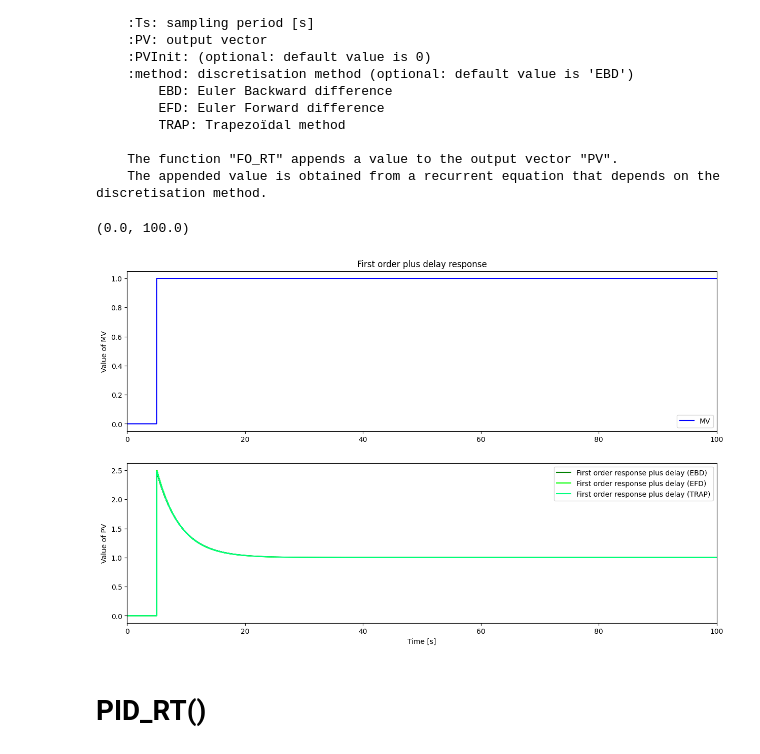
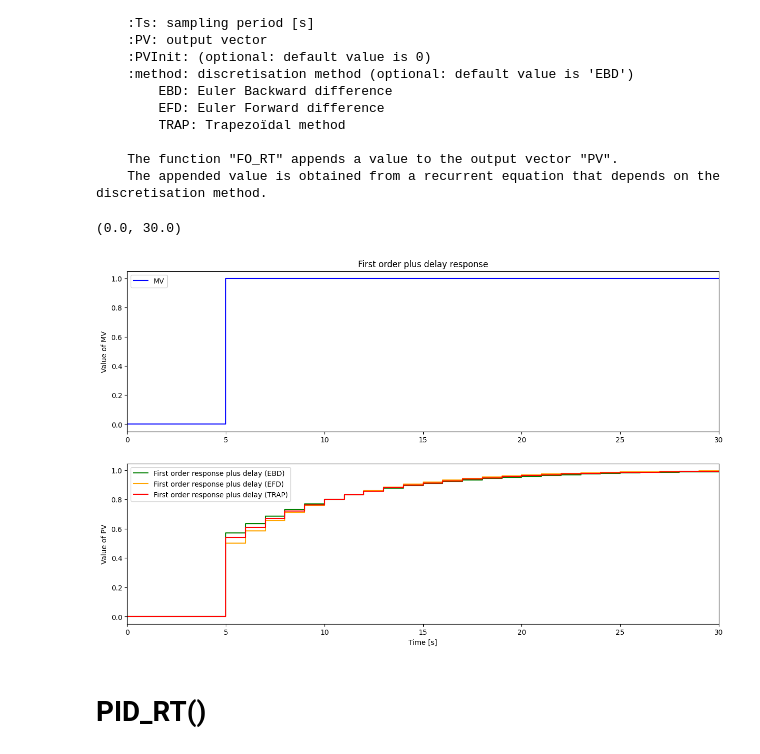
Before and after one commit to theoGstr/Labo3_Control_Theory, a Jupyter notebook: package_Lab.ipynb, the cells around one changed output. Saved outputs shown, nothing was run; the diff lists cells and outputs as text; code cells hidden in the pictures.

```diff
--- a/package_Lab.ipynb
+++ b/package_Lab.ipynb
@@ -36,8 +36,8 @@ LL_RT(MV, Kp, Tlag, Tlead, Ts, PV, PVInit=0, method='EBD')
     The function "FO_RT" appends a value to the output vector "PV".
     The appended value is obtained from a recurrent equation that depends on the discretisation method.
 # %%
-TSim = 100
-Ts = 0.1
+TSim = 30
+Ts = 1
 N = int(TSim/Ts) + 1
 
 # Path for MV
@@ -49,39 +49,39 @@ PV_EBD = []
 PV_EFD = []
 PV_TRAP = []
 
 # Parameters
 Kp = 1
-Tlag = 4
-Tlead = 10
+Tlag = 6
+Tlead = 3
 theta = 10
 
 for i in range(0,N):
     t.append(i*Ts)
     SelectPath_RT(MVPath,t,MV)
     LL_RT(MV,Kp,Tlag,Tlead,Ts,PV_EBD)
     LL_RT(MV,Kp,Tlag,Tlead,Ts,PV_EFD,0,'EFD')
     LL_RT(MV,Kp,Tlag,Tlead,Ts,PV_TRAP,0,'TRAP')
 
 plt.figure(figsize = (15,9))
 
 plt.subplot(2,1,1)
 plt.step(t,MV,'b-',label='MV',where='post')
 plt.ylabel('Value of MV')
 plt.title('First order plus delay response')
 plt.legend(loc='best')
 plt.xlim([0, TSim])
 
 plt.subplot(2,1,2)
 plt.step(t,PV_EBD,'g-',label='First order response plus delay (EBD)',where='post')
-plt.step(t,PV_EFD,'lime',label='First order response plus delay (EFD)',where='post')
-plt.step(t,PV_TRAP,'springgreen',label='First order response plus delay (TRAP)',where='post')
+plt.step(t,PV_EFD,'orange',label='First order response plus delay (EFD)',where='post')
+plt.step(t,PV_TRAP,'red',label='First order response plus delay (TRAP)',where='post')
 plt.ylabel('Value of PV')
 plt.xlabel('Time [s]')
 plt.legend(loc='best')
 plt.xlim([0, TSim])
 # %% [output]
-(0.0, 100.0)
+(0.0, 30.0)
-[figure, old version]
+[figure, new version]
 # %% [markdown]
 # PID_RT()
 # %%
```
Also changed, not shown: parts of 4 cells of this notebook, 22 other files.
